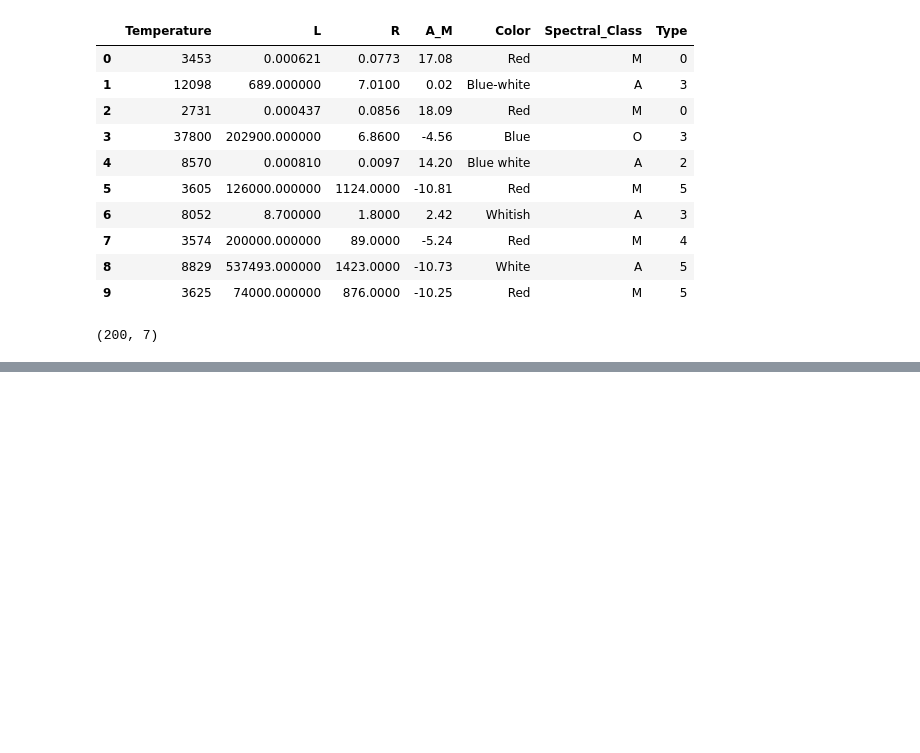
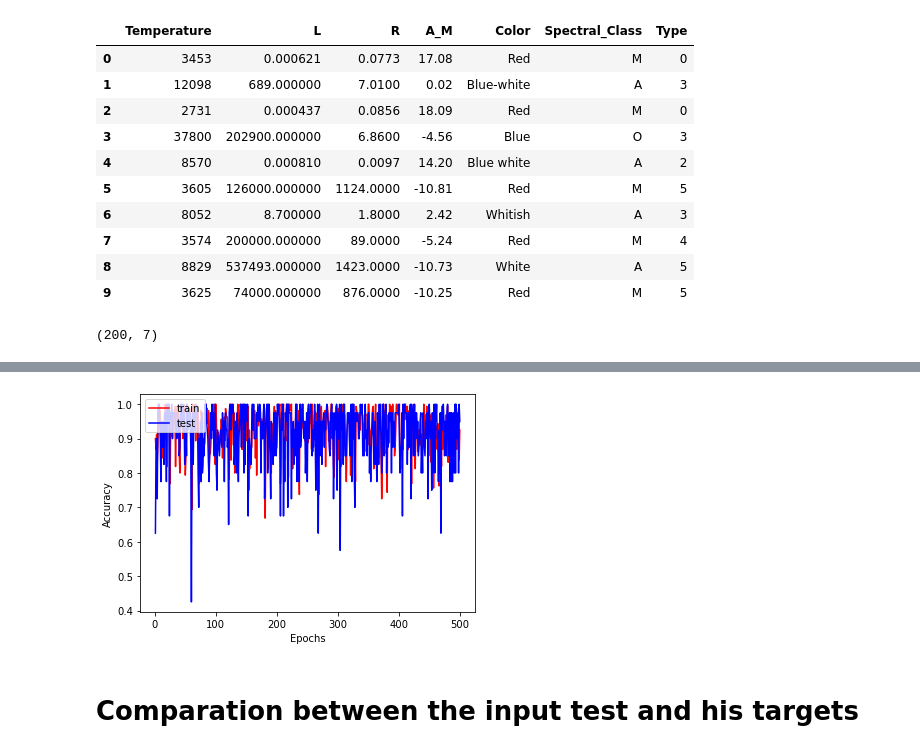
Before and after one commit to juslan/Practica_7, a Jupyter notebook: star-classification.ipynb, the cells around one changed output, grey strips where cells are left out. Saved outputs shown, nothing was run; the diff lists cells and outputs as text; code cells hidden in the pictures; blank space fills up the shorter version.

```diff
--- a/star-classification.ipynb
+++ b/star-classification.ipynb
@@ -48,0 +348,12 @@ KeyError: "None of [Int64Index([6], dtype='int64')] are in the [columns]"
+# %%
+# plot accuracy
+plt.plot(epochs, accuracy, 'r')
+plt.plot(epochs, val_accuracy, 'b')
+plt.xlabel('Epochs')
+plt.ylabel('Accuracy')
+plt.legend(['train', 'test'], loc='upper left')
+plt.show()
+# %% [output]
+[figure, added]
+# %% [markdown]
+# Comparation between the input test and his targets
```
Also changed, not shown: parts of 53 cells of this notebook, 1 other file.
